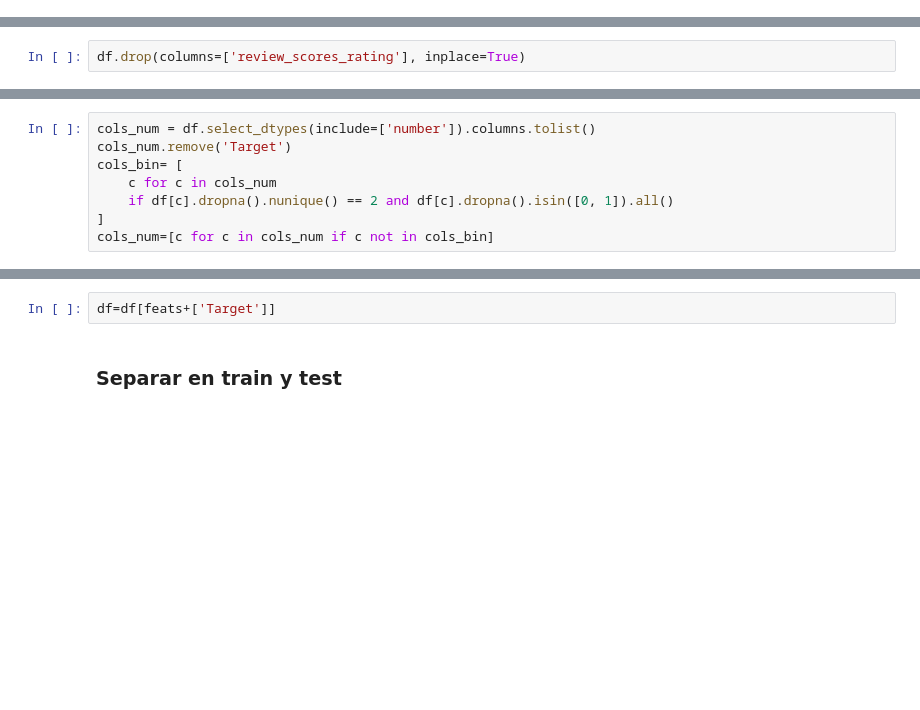
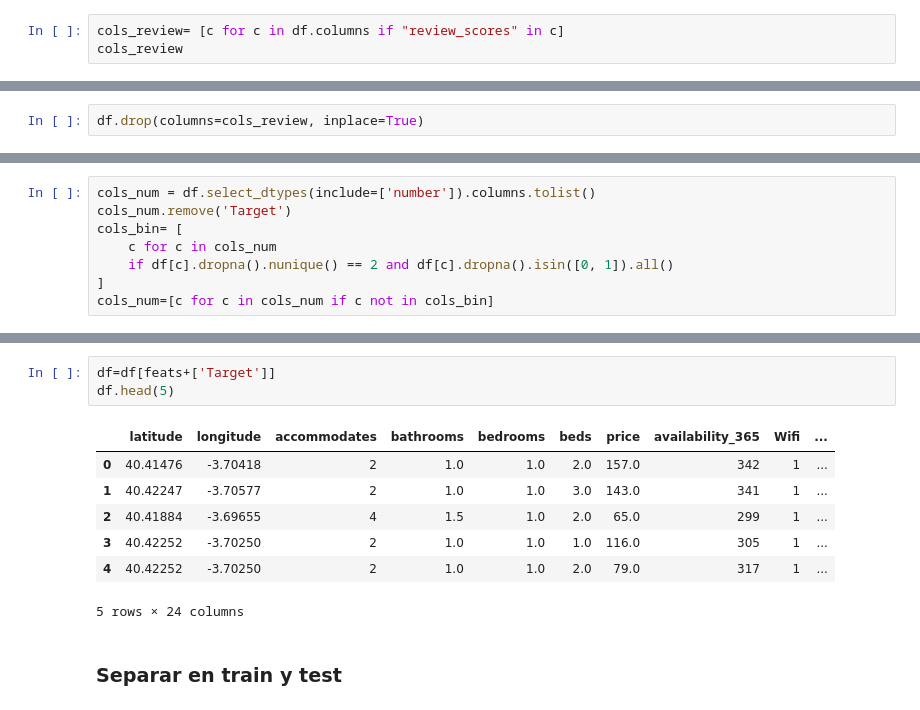
Before and after one commit to sofiapaezpascua-ops/proyecto-2, a Jupyter notebook: Ciencia de datos clasificacion/Modelos de clasificacion.ipynb, the cells around one changed output, grey strips where cells are left out. Saved outputs shown, nothing was run; the diff lists cells and outputs as text; blank space fills up the shorter version.

```diff
--- a/Ciencia de datos clasificacion/Modelos de clasificacion.ipynb
+++ b/Ciencia de datos clasificacion/Modelos de clasificacion.ipynb
@@ -29,2 +38,5 @@ df['Target']= (df['review_scores_rating']>=4.8).astype(int)
 # %% [markdown]
 Borrar la variable que se usó para definir el target
+# %%
+cols_review= [c for c in df.columns if "review_scores" in c]
+cols_review
@@ -31,2 +51,2 @@ Borrar la variable que se usó para definir el target
 # %%
-df.drop(columns=['review_scores_rating'], inplace=True)
+df.drop(columns=cols_review, inplace=True)
@@ -55,5 +83,14 @@ print(len(feats),feats)
 # %%
 df=df[feats+['Target']]
+df.head(5)
+# %% [output]
+|  | latitude | longitude | accommodates | bathrooms | bedrooms | beds | price | availability_365 | Wifi | ... |
+| 0 | 40.41476 | -3.70418 | 2 | 1.0 | 1.0 | 2.0 | 157.0 | 342 | 1 | ... |
+| 1 | 40.42247 | -3.70577 | 2 | 1.0 | 1.0 | 3.0 | 143.0 | 341 | 1 | ... |
+| 2 | 40.41884 | -3.69655 | 4 | 1.5 | 1.0 | 2.0 | 65.0 | 299 | 1 | ... |
+| 3 | 40.42252 | -3.70250 | 2 | 1.0 | 1.0 | 1.0 | 116.0 | 305 | 1 | ... |
+| 4 | 40.42252 | -3.70250 | 2 | 1.0 | 1.0 | 2.0 | 79.0 | 317 | 1 | ... |
+5 rows × 24 columns
 # %% [markdown]
 ### Separar en train y test
 # %%
```
Also changed, not shown: parts of 16 cells of this notebook.
